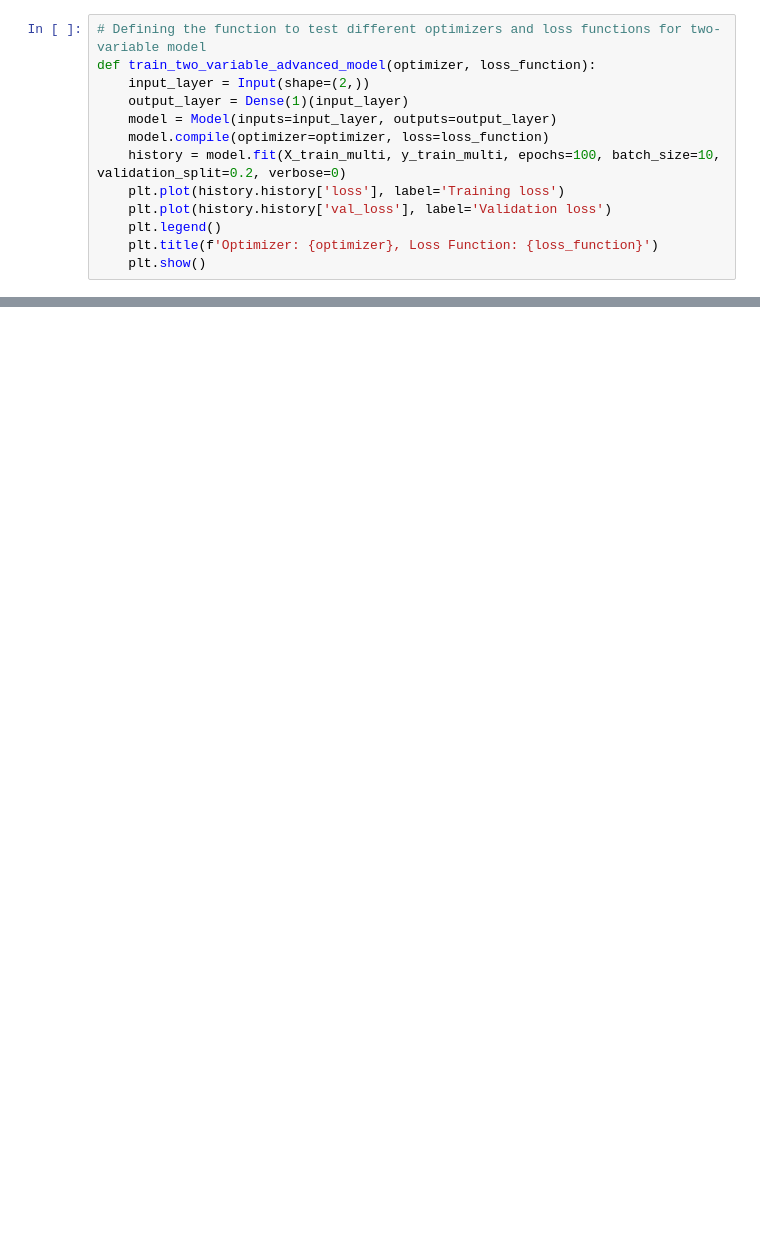
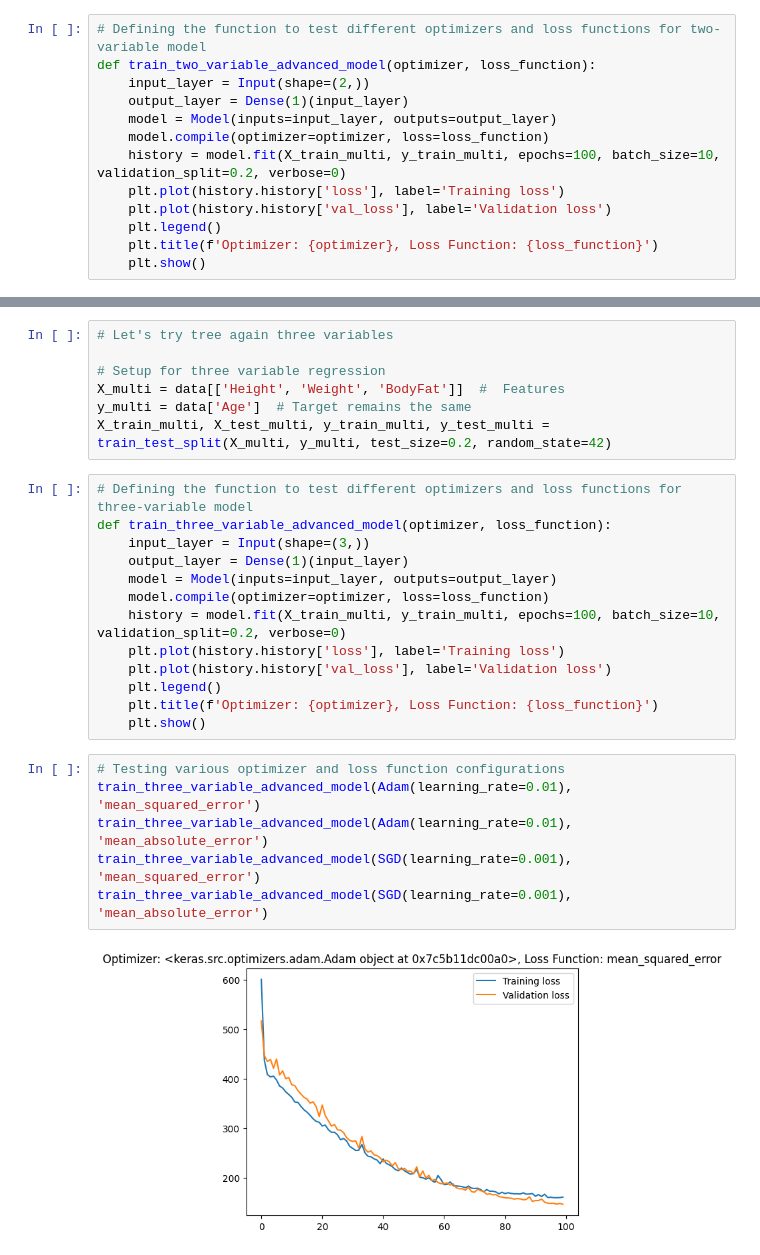
Before and after one commit to tombackert/CS411-ml-for-ds, a Jupyter notebook: Project_2_Hyperparameter_Exploration_in_Linear_Regression_Models.ipynb, the cells around one changed output, grey strips where cells are left out. Cells and saved outputs as stored; diff of their text form; blank space fills up the shorter version.

```diff
--- a/Project_2_Hyperparameter_Exploration_in_Linear_Regression_Models.ipynb
+++ b/Project_2_Hyperparameter_Exploration_in_Linear_Regression_Models.ipynb
@@ -165,0 +315,28 @@ train_two_variable_advanced_model(SGD(learning_rate=0.0001), 'mean_absolute_erro
+# %%
+# Let's try tree again three variables
+
+# Setup for three variable regression
+X_multi = data[['Height', 'Weight', 'BodyFat']]  #  Features
+y_multi = data['Age']  # Target remains the same
+X_train_multi, X_test_multi, y_train_multi, y_test_multi = train_test_split(X_multi, y_multi, test_size=0.2, random_state=42)
+# %%
+# Defining the function to test different optimizers and loss functions for three-variable model
+def train_three_variable_advanced_model(optimizer, loss_function):
+    input_layer = Input(shape=(3,))
+    output_layer = Dense(1)(input_layer)
+    model = Model(inputs=input_layer, outputs=output_layer)
+    model.compile(optimizer=optimizer, loss=loss_function)
+    history = model.fit(X_train_multi, y_train_multi, epochs=100, batch_size=10, validation_split=0.2, verbose=0)
+    plt.plot(history.history['loss'], label='Training loss')
+    plt.plot(history.history['val_loss'], label='Validation loss')
+    plt.legend()
+    plt.title(f'Optimizer: {optimizer}, Loss Function: {loss_function}')
+    plt.show()
+# %%
+# Testing various optimizer and loss function configurations
+train_three_variable_advanced_model(Adam(learning_rate=0.01), 'mean_squared_error')
+train_three_variable_advanced_model(Adam(learning_rate=0.01), 'mean_absolute_error')
+train_three_variable_advanced_model(SGD(learning_rate=0.001), 'mean_squared_error')
+train_three_variable_advanced_model(SGD(learning_rate=0.001), 'mean_absolute_error')
+# %% [output]
+[figure, added]
```
Also changed, not shown: parts of 23 cells of this notebook.
